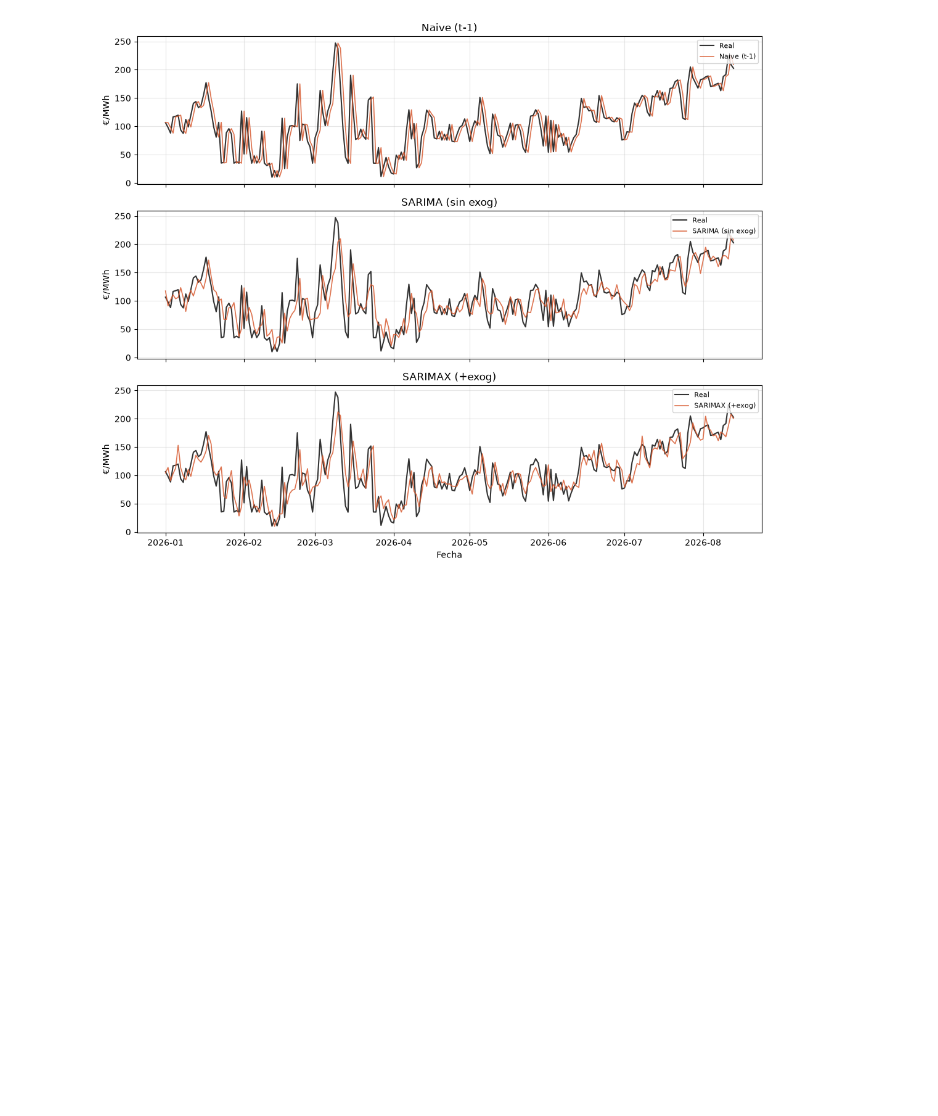
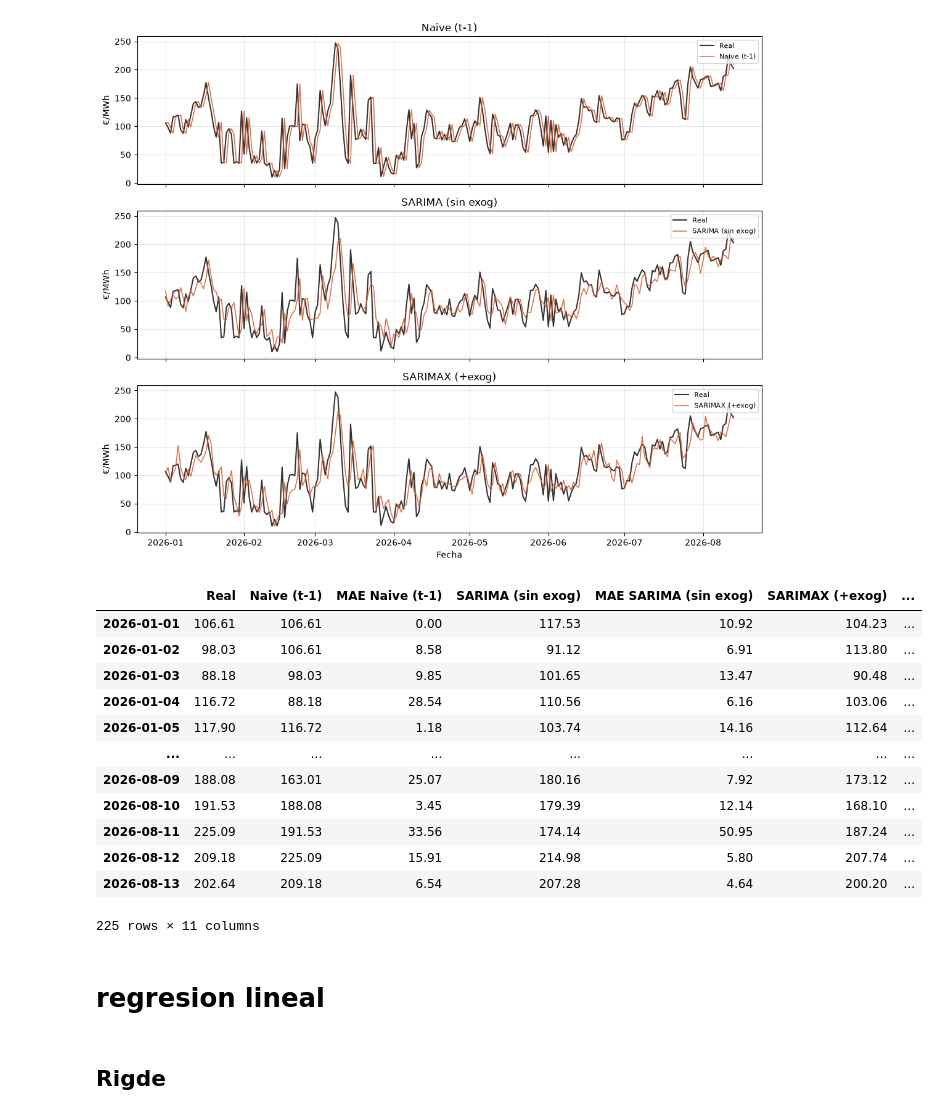
Before and after one commit to Torgio/edev_models, a Jupyter notebook: notebooks/feature_selector.ipynb, the cells around one changed output. Saved outputs shown, nothing was run; the diff lists cells and outputs as text; code cells hidden in the pictures; blank space fills up the shorter version.

Commit message:
Regresion models
-Must organize file
-Must make server friendly
-4 modelos and 2 feature selector fully working

```diff
--- a/notebooks/feature_selector.ipynb
+++ b/notebooks/feature_selector.ipynb
@@ -502,9 +504,9 @@ naive_pred = y_test.shift(1).bfill()
 # %%
 predictions_dict = {
     "Naive (t-1)": naive_pred,
-    "SARIMA (sin exog)": predictions,        # el que ya teniais
-    "SARIMAX (+exog)": predictions_sarimax, # el que acabamos de arreglar
-    # ve añadiendo aqui los modelos ML segun los entrenes, ej:
-    # "Random Forest": rf_pred,
-    # "XGBoost": xgb_pred,
+    "SARIMA (sin exog)": predictions,
+    "SARIMAX (+exog)": predictions_sarimax,
+    "Rigde": ridge_pred,
+    "Elastic": elasticnet_pred,
+
 }
@@ -552,3 +572,32 @@ plot_predicciones_vs_real(y_test, predictions_dict, zoom_dias=30)
 plot_predicciones_vs_real(y_test, predictions_dict)
 # %% [output]
 [figure]
+# %%
+def tabla_predicciones(y_true, predictions_dict):
+    tabla = pd.DataFrame({"Real": y_true})
+    for nombre, pred in predictions_dict.items():
+        pred_alineado = pred.reindex(y_true.index)
+        tabla[nombre] = pred_alineado
+        tabla[f"MAE {nombre}"] = (y_true - pred_alineado).abs()  # == MAE de ese dia, n=1
+    return tabla.round(2)
+
+tabla = tabla_predicciones(y_test, predictions_dict)
+tabla
+# %% [output]
+|  | Real | Naive (t-1) | MAE Naive (t-1) | SARIMA (sin exog) | MAE SARIMA (sin exog) | SARIMAX (+exog) | ... |
+| 2026-01-01 | 106.61 | 106.61 | 0.00 | 117.53 | 10.92 | 104.23 | ... |
+| 2026-01-02 | 98.03 | 106.61 | 8.58 | 91.12 | 6.91 | 113.80 | ... |
+| 2026-01-03 | 88.18 | 98.03 | 9.85 | 101.65 | 13.47 | 90.48 | ... |
+| 2026-01-04 | 116.72 | 88.18 | 28.54 | 110.56 | 6.16 | 103.06 | ... |
+| 2026-01-05 | 117.90 | 116.72 | 1.18 | 103.74 | 14.16 | 112.64 | ... |
+| ... | ... | ... | ... | ... | ... | ... | ... |
+| 2026-08-09 | 188.08 | 163.01 | 25.07 | 180.16 | 7.92 | 173.12 | ... |
+| 2026-08-10 | 191.53 | 188.08 | 3.45 | 179.39 | 12.14 | 168.10 | ... |
+| 2026-08-11 | 225.09 | 191.53 | 33.56 | 174.14 | 50.95 | 187.24 | ... |
+| 2026-08-12 | 209.18 | 225.09 | 15.91 | 214.98 | 5.80 | 207.74 | ... |
+| 2026-08-13 | 202.64 | 209.18 | 6.54 | 207.28 | 4.64 | 200.20 | ... |
+225 rows × 11 columns
+# %% [markdown]
+# regresion lineal
+# %% [markdown]
+## Rigde
```
Also changed, not shown: parts of 14 cells of this notebook, 1 other file.
